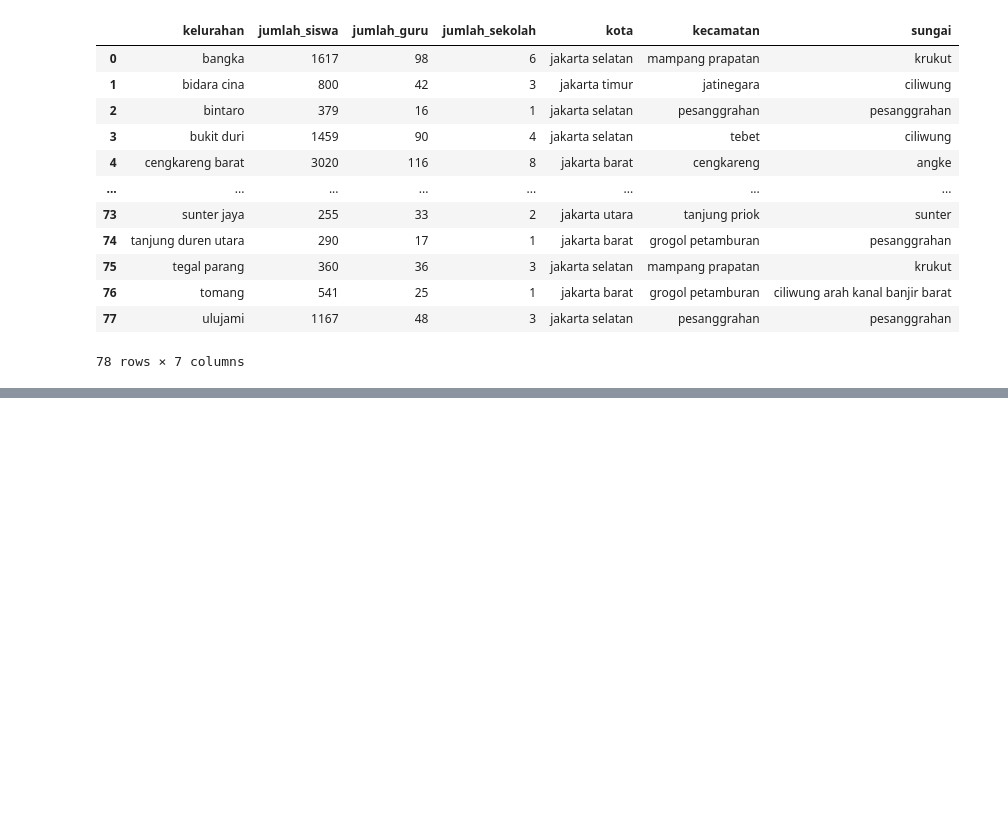
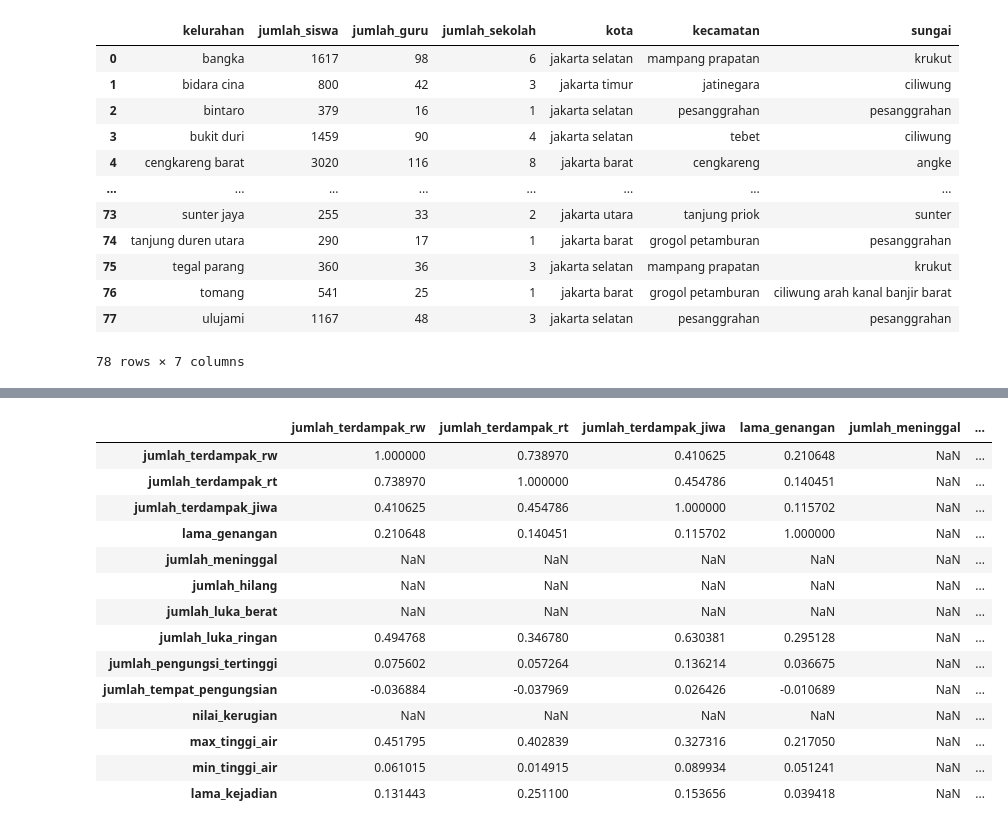
Before and after one commit to nurrizkyimani/flood-jsc-yli, a Jupyter notebook: jsc-data-analysis.ipynb, the cells around one changed output, grey strips where cells are left out. Cells and saved outputs as stored; diff of their text form; code cells hidden in the pictures; blank space fills up the shorter version.

```diff
--- a/jsc-data-analysis.ipynb
+++ b/jsc-data-analysis.ipynb
@@ -1499,0 +1631,18 @@ data_sekolah_sungai
+# %%
+all_data_kejadian.corr()
+# %% [output]
+|  | jumlah_terdampak_rw | jumlah_terdampak_rt | jumlah_terdampak_jiwa | lama_genangan | jumlah_meninggal | ... |
+| jumlah_terdampak_rw | 1.000000 | 0.738970 | 0.410625 | 0.210648 | NaN | ... |
+| jumlah_terdampak_rt | 0.738970 | 1.000000 | 0.454786 | 0.140451 | NaN | ... |
+| jumlah_terdampak_jiwa | 0.410625 | 0.454786 | 1.000000 | 0.115702 | NaN | ... |
+| lama_genangan | 0.210648 | 0.140451 | 0.115702 | 1.000000 | NaN | ... |
+| jumlah_meninggal | NaN | NaN | NaN | NaN | NaN | ... |
+| jumlah_hilang | NaN | NaN | NaN | NaN | NaN | ... |
+| jumlah_luka_berat | NaN | NaN | NaN | NaN | NaN | ... |
+| jumlah_luka_ringan | 0.494768 | 0.346780 | 0.630381 | 0.295128 | NaN | ... |
+| jumlah_pengungsi_tertinggi | 0.075602 | 0.057264 | 0.136214 | 0.036675 | NaN | ... |
+| jumlah_tempat_pengungsian | -0.036884 | -0.037969 | 0.026426 | -0.010689 | NaN | ... |
+| nilai_kerugian | NaN | NaN | NaN | NaN | NaN | ... |
+| max_tinggi_air | 0.451795 | 0.402839 | 0.327316 | 0.217050 | NaN | ... |
+| min_tinggi_air | 0.061015 | 0.014915 | 0.089934 | 0.051241 | NaN | ... |
+| lama_kejadian | 0.131443 | 0.251100 | 0.153656 | 0.039418 | NaN | ... |
```
Also changed, not shown: parts of 44 cells of this notebook.
